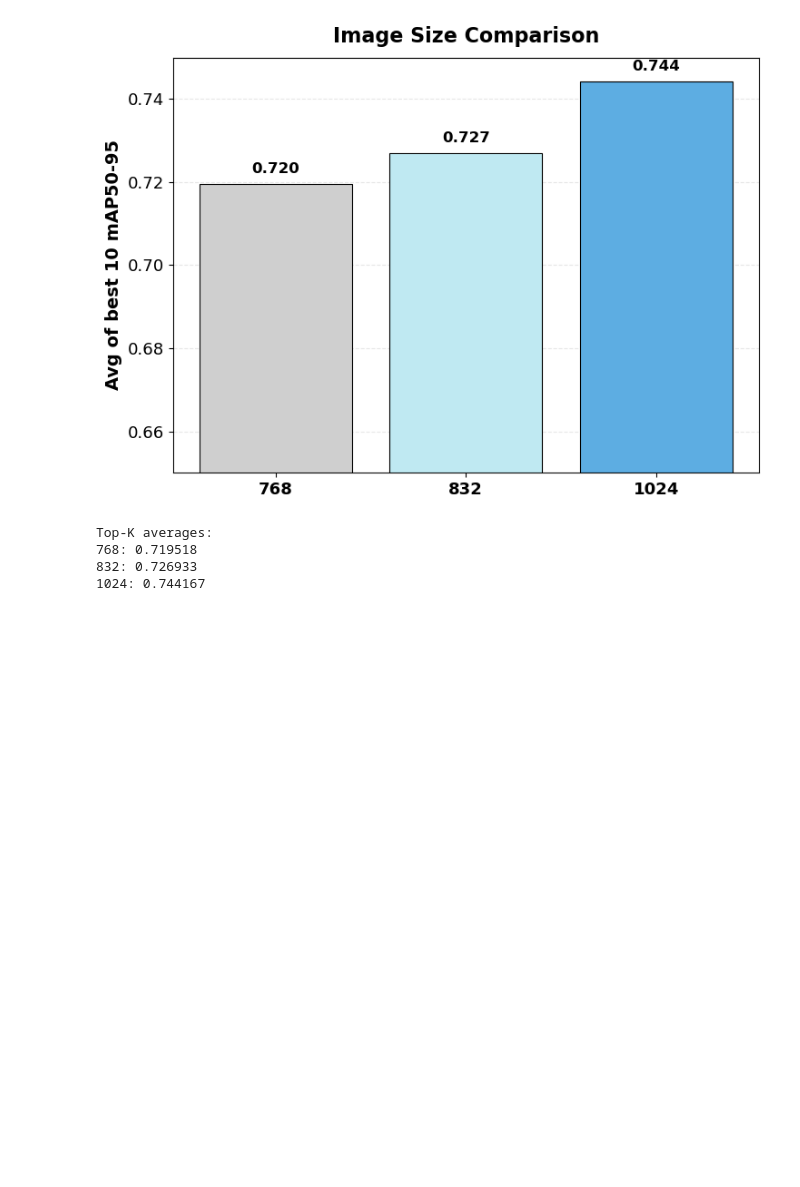
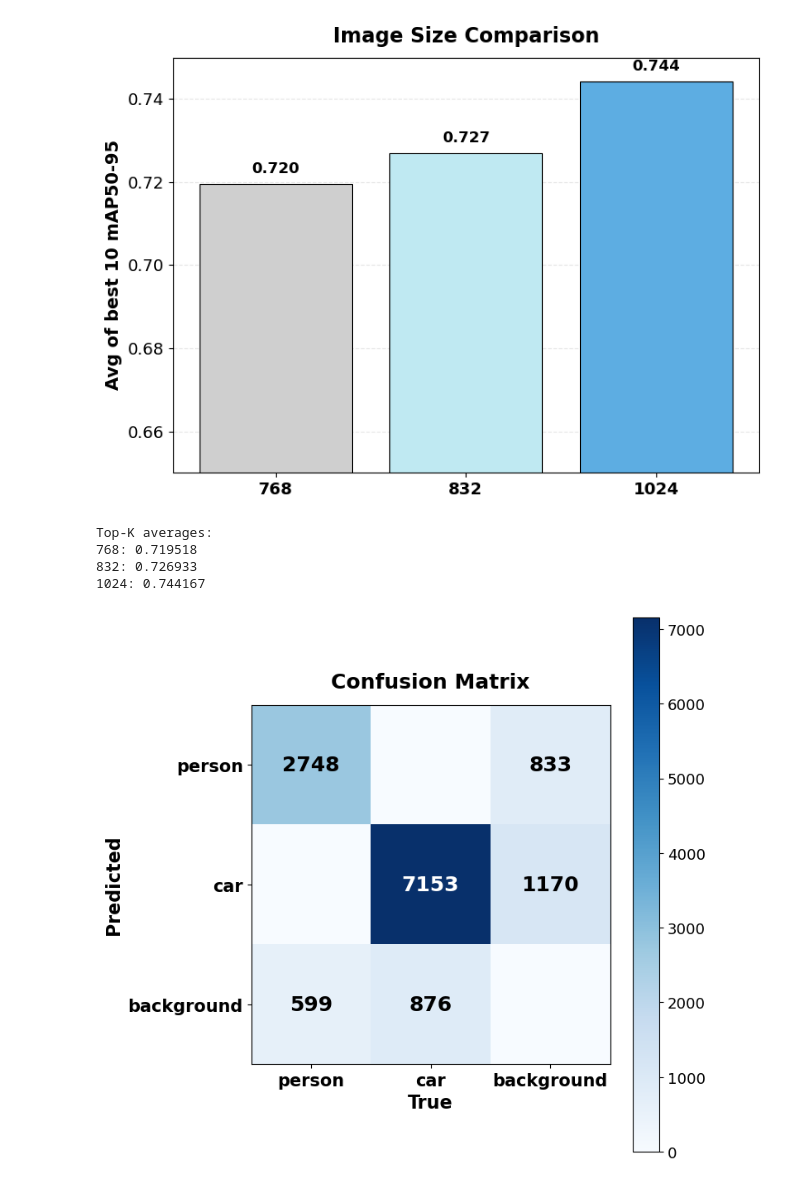
Before and after one commit to Alvaritox11/MCV-C5, a Jupyter notebook: Task1/results_yolo/plots_yolo.ipynb, the cells around one changed output. Saved outputs shown, nothing was run; the diff lists cells and outputs as text; code cells hidden in the pictures; blank space fills up the shorter version.

Commit message:
plots_w1

```diff
--- a/Task1/results_yolo/plots_yolo.ipynb
+++ b/Task1/results_yolo/plots_yolo.ipynb
@@ -1264,3 +1264,50 @@ Top-K averages:
 768: 0.719518
 832: 0.726933
 1024: 0.744167
+# %%
+import numpy as np
+import matplotlib.pyplot as plt
+
+# Hardcoded confusion matrix
+cm = np.array([
+    [2748,    0,  833],
+    [   0, 7153, 1170],
+    [ 599,  876,    0]
+])
+
+classes = ["person", "car", "background"]
+
+plt.figure(figsize=(7.5, 7))
+
+im = plt.imshow(cm, cmap="Blues")
+
+# Colorbar with bigger font
+cbar = plt.colorbar(im)
+cbar.ax.tick_params(labelsize=13)
+
+# Axis ticks
+plt.xticks(np.arange(len(classes)), classes, fontsize=15, fontweight="bold")
+plt.yticks(np.arange(len(classes)), classes, fontsize=15, fontweight="bold")
+
+plt.xlabel("True", fontsize=16, fontweight="bold")
+plt.ylabel("Predicted", fontsize=16, fontweight="bold")
+plt.title("Confusion Matrix", fontsize=18, fontweight="bold", pad=15)
+
+# Larger numbers inside cells
+for i in range(cm.shape[0]):
+    for j in range(cm.shape[1]):
+        if cm[i, j] != 0:
+            plt.text(
+                j, i,
+                f"{cm[i, j]}",
+                ha="center",
+                va="center",
+                fontsize=18,              # 🔥 much bigger
+                fontweight="bold",
+                color="white" if cm[i, j] > cm.max()/2 else "black"
+            )
+
+plt.tight_layout()
+plt.show()
+# %% [output]
+[figure, added]
```
